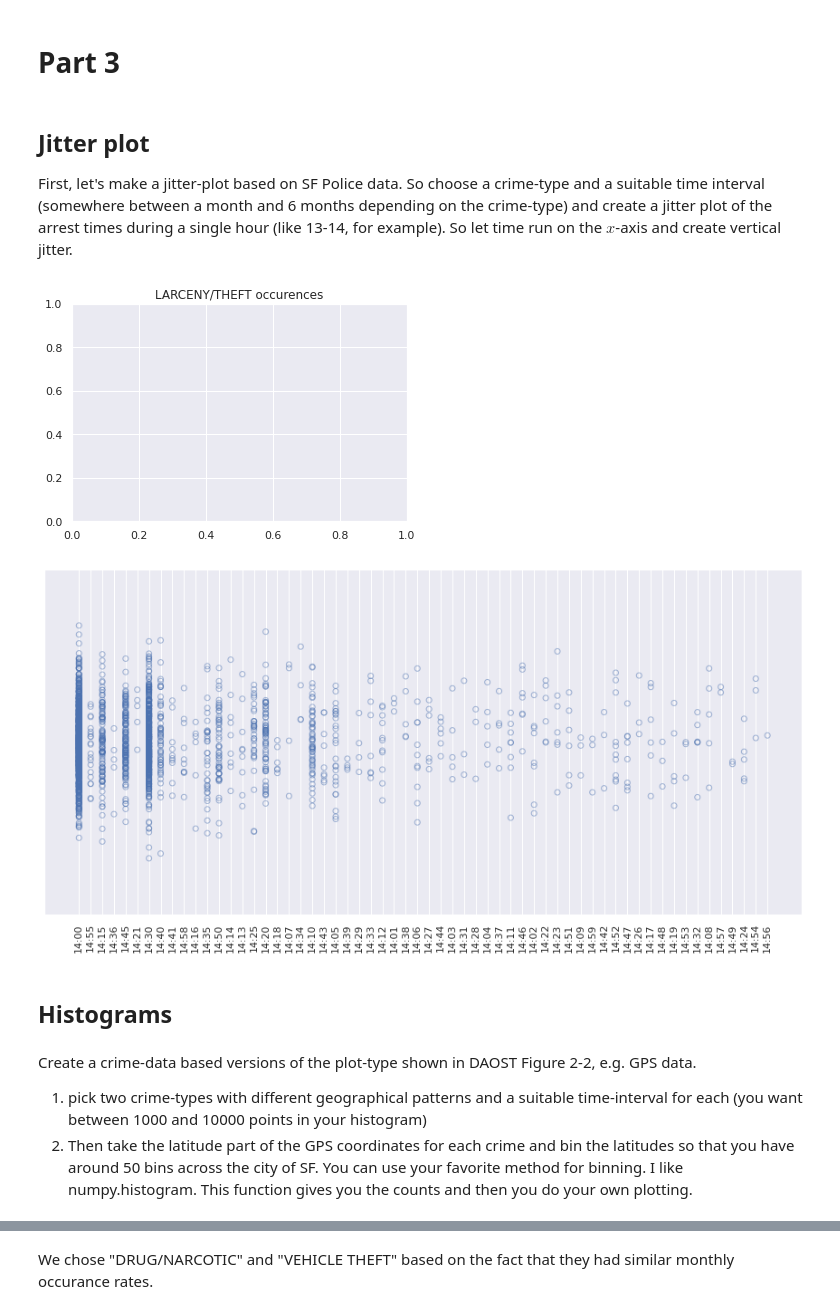
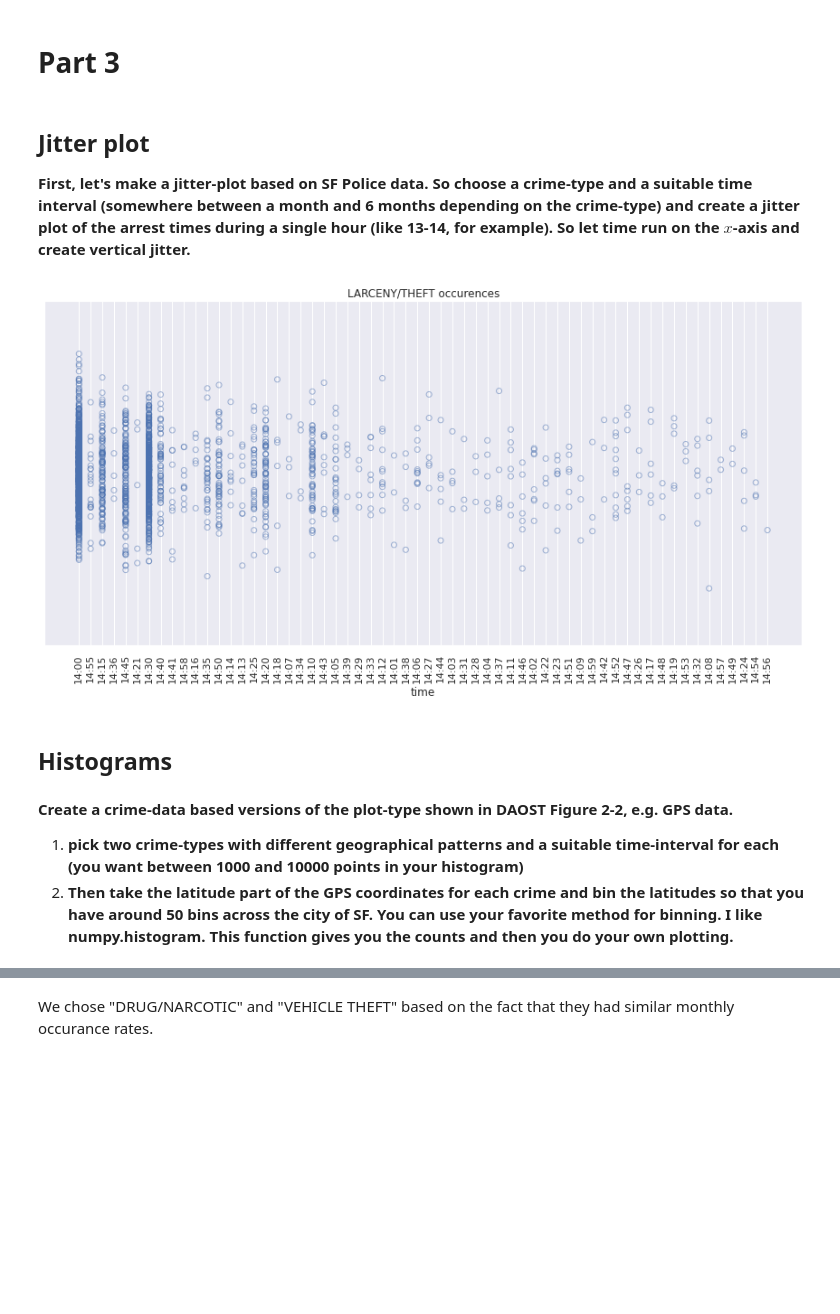
Before and after one commit to evangstav/SocialDataAnalysis2021, a Jupyter notebook: Assignment_1.ipynb, the cells around one changed output, grey strips where cells are left out. Drawn from its saved outputs; the diff is of its cells as text; code cells hidden in the pictures; blank space fills up the shorter version.

Commit message:
new version

```diff
--- a/Assignment_1.ipynb
+++ b/Assignment_1.ipynb
@@ -104,9 +112,6 @@ Hours of the week. But by looking at just 24 hours, we may be missing some impor
-# %%
-# %%
-
 # %%
 plt.figure(figsize=(25,20))
-order = ["Sunday" ,"Monday", "Tuesday", "Wednesday", "Thursday", "Friday", "Saturday"]
+order = ["Monday", "Tuesday", "Wednesday", "Thursday", "Friday", "Saturday", "Sunday"]
 plt.tight_layout()
 for i, category in enumerate(focuscrimes):
     plt.subplot(5, 3, i + 1)
@@ -166,7 +179,7 @@ Sturge's rule works best with sample sizes n, where 30<n<200, because for less t
 # Part 3
 # %% [markdown]
 ## Jitter plot
-First, let's make a jitter-plot based on SF Police data. So choose a crime-type and a suitable time interval (somewhere between a month and 6 months depending on the crime-type) and create a jitter plot of the arrest times during a single hour (like 13-14, for example). So let time run on the $x$-axis and create vertical jitter.
+**First, let's make a jitter-plot based on SF Police data. So choose a crime-type and a suitable time interval (somewhere between a month and 6 months depending on the crime-type) and create a jitter plot of the arrest times during a single hour (like 13-14, for example). So let time run on the $x$-axis and create vertical jitter.**
 # %%
 # choose crime type
 crime_type="LARCENY/THEFT"
@@ -180,23 +193,23 @@ df_jitter_1hour = df_jitter[df_jitter.Hour == 14]
 # %%
 # create jitter plot
 x = df_jitter_1hour.Time
 y = [1 + np.random.randn()/5 for i in range(len(df_jitter_1hour))]
+plt.figure(figsize=(15,7))
 plt.title(f"{crime_type} occurences")
-plt.figure(figsize=(15,7))
 plt.scatter(x, y, alpha=0.5, facecolors="none", edgecolors="b")
 plt.ylim((0, 2))
 plt.xticks(rotation=90)
 plt.yticks([])
+plt.xlabel('time')
 plt.show()
 # %% [output]
-[figure, old version]
+[figure, new version]
-[figure, removed]
 # %% [markdown]
 ## Histograms
 # %% [markdown]
-Create a crime-data based versions of the plot-type shown in DAOST Figure 2-2, e.g. GPS data.
-1. pick two crime-types with different geographical patterns and a suitable time-interval for each (you want between 1000 and 10000 points in your histogram)
-2. Then take the latitude part of the GPS coordinates for each crime and bin the latitudes so that you have around 50 bins across the city of SF. You can use your favorite method for binning. I like numpy.histogram. This function gives you the counts and then you do your own plotting.
+**Create a crime-data based versions of the plot-type shown in DAOST Figure 2-2, e.g. GPS data.**
+1. **pick two crime-types with different geographical patterns and a suitable time-interval for each (you want between 1000 and 10000 points in your histogram)**
+2. **Then take the latitude part of the GPS coordinates for each crime and bin the latitudes so that you have around 50 bins across the city of SF. You can use your favorite method for binning. I like numpy.histogram. This function gives you the counts and then you do your own plotting.**
 # %%
 # get latitude
 def get_latitude(x: str) -> float:
```
Also changed, not shown: parts of 30 cells of this notebook.
